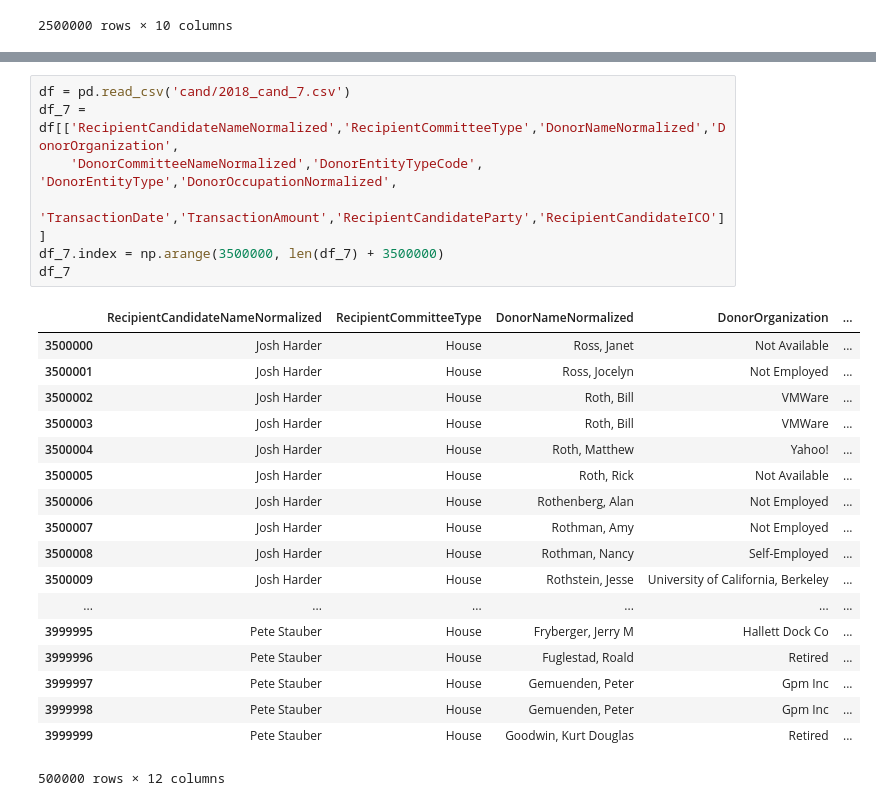
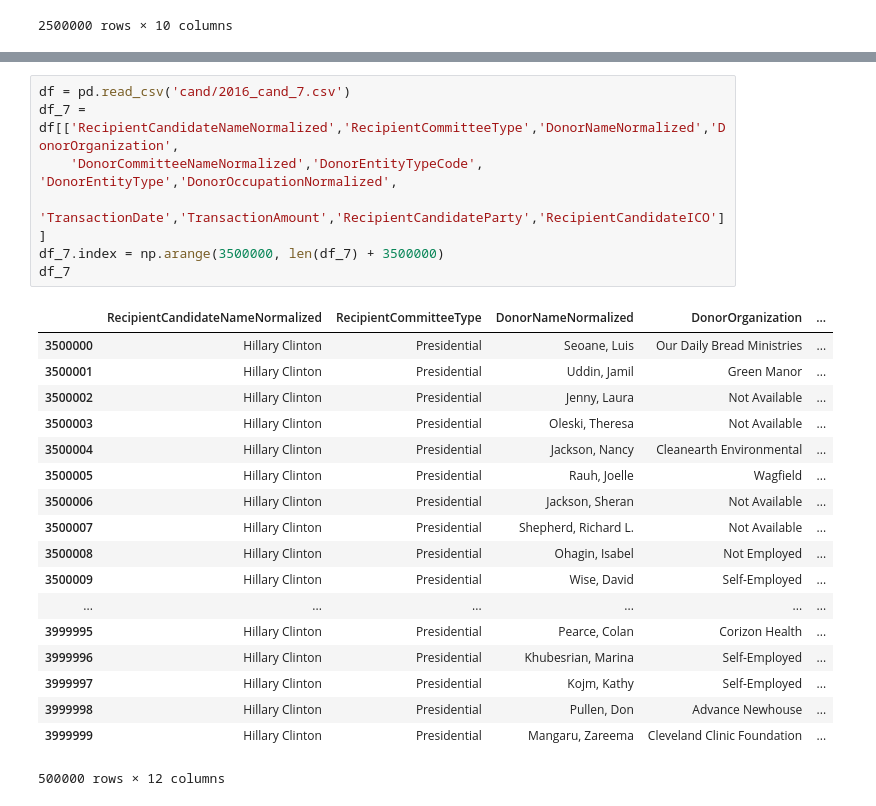
Before and after one commit to jriseman/MapLight, a Jupyter notebook: EDA_initial_aggregation.ipynb, the cells around one changed output, grey strips where cells are left out. Drawn from its saved outputs; the diff is of its cells as text.

```diff
--- a/EDA_initial_aggregation.ipynb
+++ b/EDA_initial_aggregation.ipynb
@@ -269,27 +320,27 @@ df_6
 # %%
-df = pd.read_csv('cand/2018_cand_7.csv')
+df = pd.read_csv('cand/2016_cand_7.csv')
 df_7 = df[['RecipientCandidateNameNormalized','RecipientCommitteeType','DonorNameNormalized','DonorOrganization',
     'DonorCommitteeNameNormalized','DonorEntityTypeCode', 'DonorEntityType','DonorOccupationNormalized',
     'TransactionDate','TransactionAmount','RecipientCandidateParty','RecipientCandidateICO']]
 df_7.index = np.arange(3500000, len(df_7) + 3500000)
 df_7
 # %% [output]
 |  | RecipientCandidateNameNormalized | RecipientCommitteeType | DonorNameNormalized | DonorOrganization | ... |
-| 3500000 | Josh Harder | House | Ross, Janet | Not Available | ... |
-| 3500001 | Josh Harder | House | Ross, Jocelyn | Not Employed | ... |
-| 3500002 | Josh Harder | House | Roth, Bill | VMWare | ... |
-| 3500003 | Josh Harder | House | Roth, Bill | VMWare | ... |
-| 3500004 | Josh Harder | House | Roth, Matthew | Yahoo! | ... |
-| 3500005 | Josh Harder | House | Roth, Rick | Not Available | ... |
-| 3500006 | Josh Harder | House | Rothenberg, Alan | Not Employed | ... |
-| 3500007 | Josh Harder | House | Rothman, Amy | Not Employed | ... |
-| 3500008 | Josh Harder | House | Rothman, Nancy | Self-Employed | ... |
-| 3500009 | Josh Harder | House | Rothstein, Jesse | University of California, Berkeley | ... |
+| 3500000 | Hillary Clinton | Presidential | Seoane, Luis | Our Daily Bread Ministries | ... |
+| 3500001 | Hillary Clinton | Presidential | Uddin, Jamil | Green Manor | ... |
+| 3500002 | Hillary Clinton | Presidential | Jenny, Laura | Not Available | ... |
+| 3500003 | Hillary Clinton | Presidential | Oleski, Theresa | Not Available | ... |
+| 3500004 | Hillary Clinton | Presidential | Jackson, Nancy | Cleanearth Environmental | ... |
+| 3500005 | Hillary Clinton | Presidential | Rauh, Joelle | Wagfield | ... |
+| 3500006 | Hillary Clinton | Presidential | Jackson, Sheran | Not Available | ... |
+| 3500007 | Hillary Clinton | Presidential | Shepherd, Richard L. | Not Available | ... |
+| 3500008 | Hillary Clinton | Presidential | Ohagin, Isabel | Not Employed | ... |
+| 3500009 | Hillary Clinton | Presidential | Wise, David | Self-Employed | ... |
 | ... | ... | ... | ... | ... | ... |
-| 3999995 | Pete Stauber | House | Fryberger, Jerry M | Hallett Dock Co | ... |
-| 3999996 | Pete Stauber | House | Fuglestad, Roald | Retired | ... |
-| 3999997 | Pete Stauber | House | Gemuenden, Peter | Gpm Inc | ... |
-| 3999998 | Pete Stauber | House | Gemuenden, Peter | Gpm Inc | ... |
-| 3999999 | Pete Stauber | House | Goodwin, Kurt Douglas | Retired | ... |
+| 3999995 | Hillary Clinton | Presidential | Pearce, Colan | Corizon Health | ... |
+| 3999996 | Hillary Clinton | Presidential | Khubesrian, Marina | Self-Employed | ... |
+| 3999997 | Hillary Clinton | Presidential | Kojm, Kathy | Self-Employed | ... |
+| 3999998 | Hillary Clinton | Presidential | Pullen, Don | Advance Newhouse | ... |
+| 3999999 | Hillary Clinton | Presidential | Mangaru, Zareema | Cleveland Clinic Foundation | ... |
 500000 rows × 12 columns
 # %%
```
Also changed, not shown: parts of 27 cells of this notebook, 6 other files.
